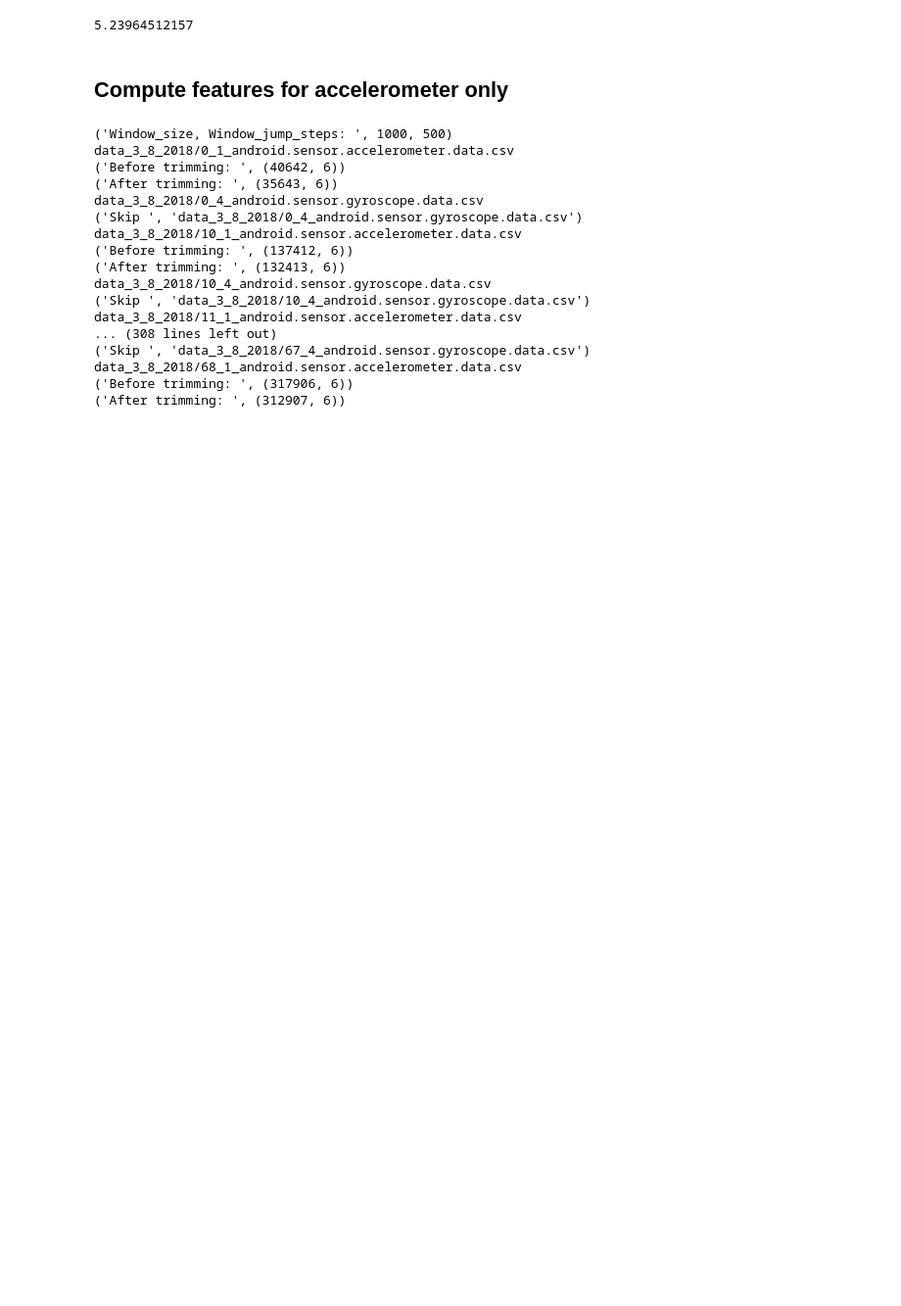
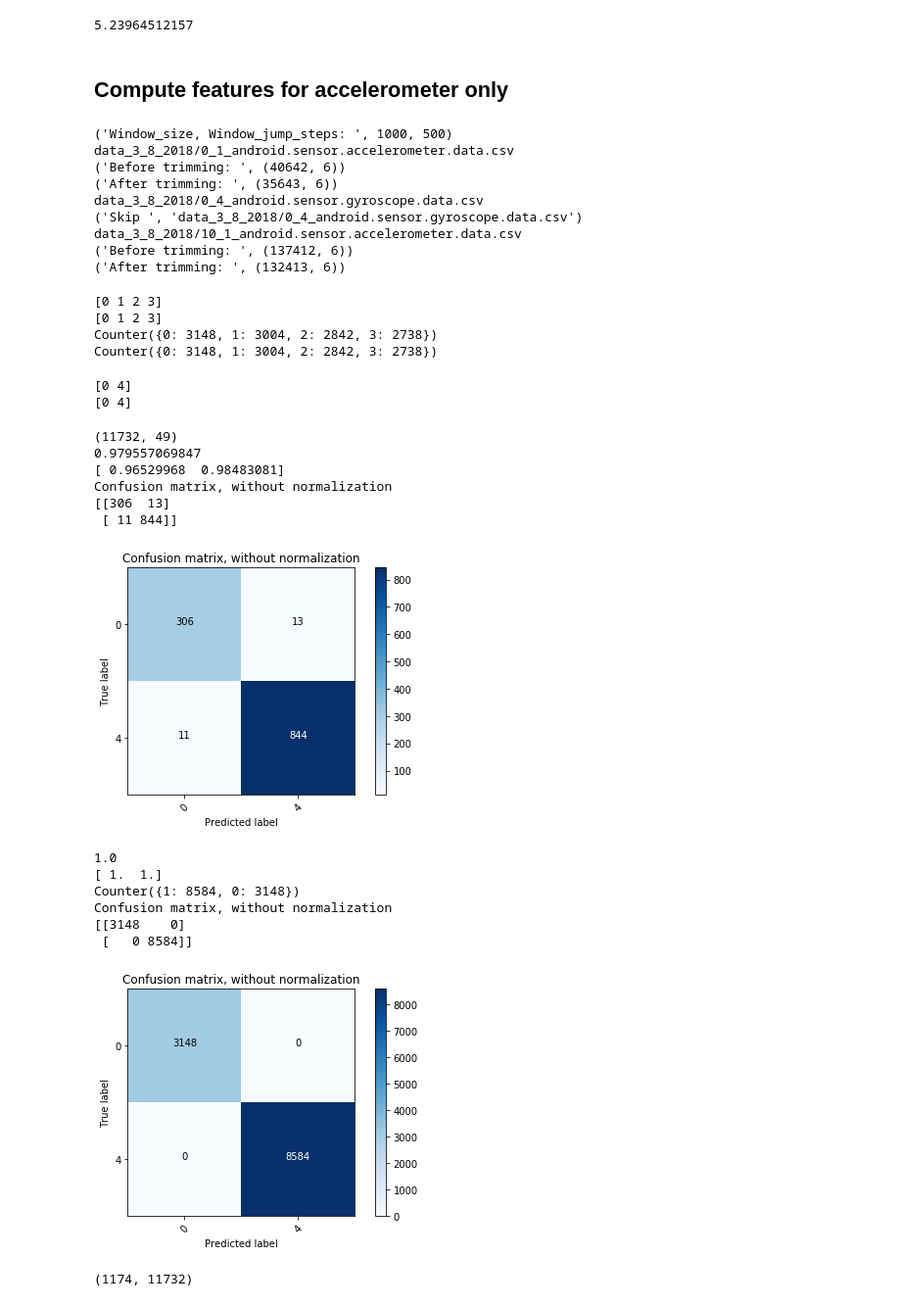
Before and after one commit to TSatyaVasanthReddy/Activity_Monitoring, a Jupyter notebook: Health_analytics_project1_Decision_NN.ipynb, the cells around one changed output. Shown: that part at 98% size. Cells and saved outputs as stored; diff of their text form; code cells hidden in the pictures; blank space fills up the shorter version.

```diff
--- a/Health_analytics_project1_Decision_NN.ipynb
+++ b/Health_analytics_project1_Decision_NN.ipynb
@@ -39,8 +39,6 @@ rms_roll = np.sqrt(np.mean([x**2 for x in roll]))
 print rms_roll
 # %% [output]
 5.23964512157
-# %%
-in_dir = "data_3_8_2018"
 # %% [markdown]
 ## Compute features for accelerometer only
 # %%
@@ -502,7 +502,7 @@ def plot_confusion_matrix(cm, classes,
 from sklearn.metrics import confusion_matrix
 import itertools
 #from xgboost import XGBClassifier
-
+from collections import Counter
 def module_1(features,labels, test_features,test_labels):
     print(features.shape)
     #print(labels.shape)
@@ -555,10 +555,12 @@ def module_1(features,labels, test_features,test_labels):
     # recall = metrics.recall_score(y_test, prediction, average = None)
     print(accuracy)
     print(precision)
+    print(Counter(prediction_test))
     cnf_matrix = confusion_matrix(y,prediction_test)
     plot_confusion_matrix(cnf_matrix, classes=le.classes_,
                           title='Confusion matrix, without normalization')
-    return prediction, prediction_test
+    print(len(prediction),len(prediction_test))
+    return prediction_test
 # %%
 train = True
 test = True
@@ -569,12 +571,12 @@ train_dir = 'data_3_8_2018'
 if train:
     features = []
     labels = []
-    features, labels = compute_accelerometer(train_dir, features, labels, ignore_pickle=False)
+    features, labels = compute_accelerometer(train_dir, ignore_pickle=True)
 
 if test:
     test_features = []
     test_labels = []
-    test_features, test_labels = compute_accelerometer(test_dir, test_features, test_labels, ignore_pickle=True)
+    test_features, test_labels = compute_accelerometer(test_dir,  ignore_pickle=True)
 
 print features.shape
 print test_features.shape
@@ -588,16 +590,40 @@ data_3_8_2018/0_4_android.sensor.gyroscope.data.csv
 data_3_8_2018/10_1_android.sensor.accelerometer.data.csv
 ('Before trimming: ', (137412, 6))
 ('After trimming: ', (132413, 6))
-data_3_8_2018/10_4_android.sensor.gyroscope.data.csv
-('Skip ', 'data_3_8_2018/10_4_android.sensor.gyroscope.data.csv')
-data_3_8_2018/11_1_android.sensor.accelerometer.data.csv
-... (308 lines left out)
-('Skip ', 'data_3_8_2018/67_4_android.sensor.gyroscope.data.csv')
-data_3_8_2018/68_1_android.sensor.accelerometer.data.csv
-('Before trimming: ', (317906, 6))
-('After trimming: ', (312907, 6))
+# %%
+print(np.unique(labels))
+print(np.unique(test_labels))
+print(Counter(labels))
+print(Counter(test_labels))
+# %% [output]
+[0 1 2 3]
+[0 1 2 3]
+Counter({0: 3148, 1: 3004, 2: 2842, 3: 2738})
+Counter({0: 3148, 1: 3004, 2: 2842, 3: 2738})
 # %%
-labels_mod1 = ['not_walking' if not x=='walking' else 'walking' for x in labels]
-test_labels_mod1 = ['not_walking' if not x=='walking' else 'walking' for x in test_labels]
+labels_mod1 = [4 if not x==0 else 0 for x in labels]
+test_labels_mod1 = [4 if not x==0 else 0 for x in test_labels]
+# %%
+print(np.unique(labels_mod1))
+print(np.unique(test_labels_mod1))
+# %% [output]
+[0 4]
+[0 4]
 # %%
-prediction_mod1, prediction_test_mod1 = module_1(features,labels, test_features,test_labels)
+prediction_test_mod1 = module_1(features,labels_mod1, test_features,test_labels_mod1)
+# %% [output]
+(11732, 49)
+0.979557069847
+[ 0.96529968  0.98483081]
+Confusion matrix, without normalization
+[[306  13]
+ [ 11 844]]
+[figure, added]
+1.0
+[ 1.  1.]
+Counter({1: 8584, 0: 3148})
+Confusion matrix, without normalization
+[[3148    0]
+ [   0 8584]]
+[figure, added]
+(1174, 11732)
```
Also changed, not shown: parts of 8 cells of this notebook.
